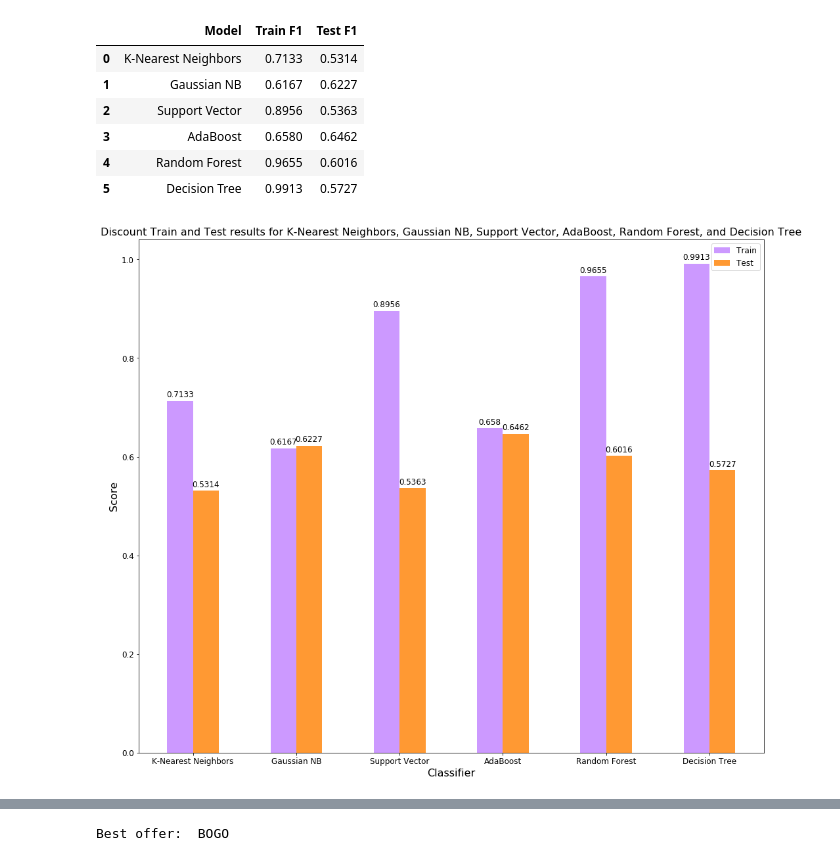
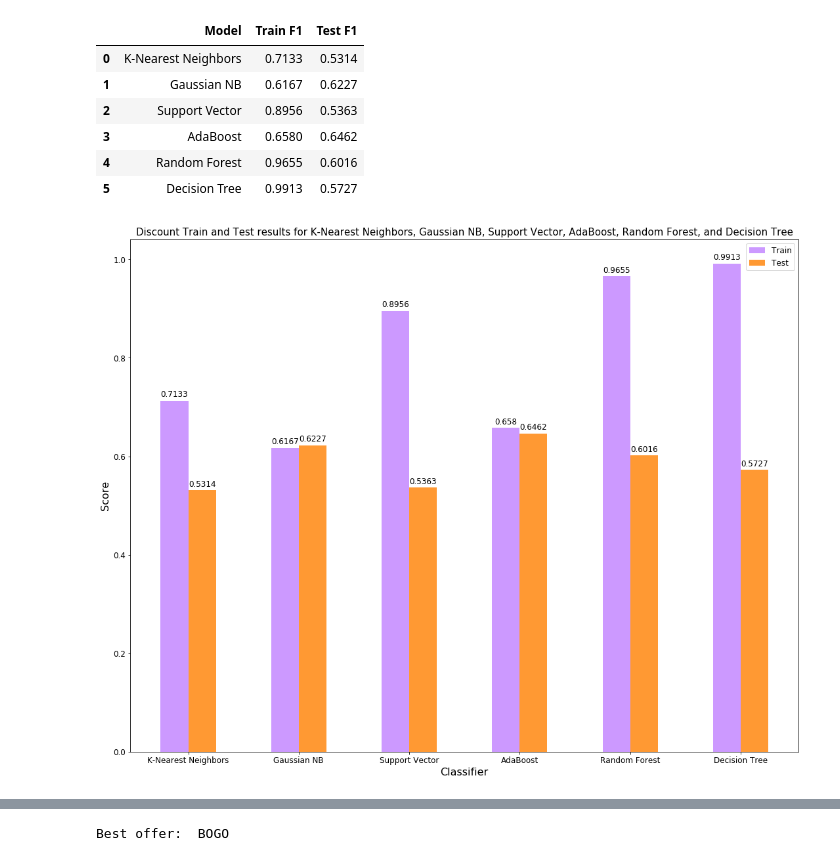
Before and after one commit to mhuda040/Starbucks-Capstone-Project, a Jupyter notebook: Starbucks_Capstone_notebook.ipynb, the cells around one changed output, grey strips where cells are left out. Saved outputs shown, nothing was run; the diff lists cells and outputs as text; code cells hidden in the pictures.

```diff
--- a/Starbucks_Capstone_notebook.ipynb
+++ b/Starbucks_Capstone_notebook.ipynb
@@ -840,7 +840,7 @@ fig, ax = plt.subplots()
 bogo_train_rects = ax.bar(x1_pos - width/2, bogo_data_train, width, color='#FFFF66', label='Train')
 bogo_test_rects = ax.bar(x1_pos + width/2, bogo_data_test, width, color='#3399CC', label='Test')
 
-ax.set_title('BOGO Train and Test results for K-Nearest Neighbors, Gaussian NB, Support Vector, AdaBoost, Random Forest, and Decision Tree', fontsize=16)
+ax.set_title('BOGO Train and Test results for K-Nearest Neighbors, Gaussian NB, Support Vector, AdaBoost, Random Forest, and Decision Tree', fontsize=15)
 ax.set_ylabel('Score', fontsize=16)
 ax.set_xlabel('Classifier', fontsize=16)
 
@@ -910,36 +910,36 @@ fig, ax2 = plt.subplots()
 discount_train_rects = ax2.bar(x2_pos - width/2, discount_data_train, width, color='#CC99FF', label='Train')
 discount_test_rects = ax2.bar(x2_pos + width/2, discount_data_test, width, color='#FF9933', label='Test')
 
-ax2.set_title('Discount Train and Test results for K-Nearest Neighbors, Gaussian NB, Support Vector, AdaBoost, Random Forest, and Decision Tree', fontsize=16)
+ax2.set_title('Discount Train and Test results for K-Nearest Neighbors, Gaussian NB, Support Vector, AdaBoost, Random Forest, and Decision Tree', fontsize=15)
 ax2.set_ylabel('Score', fontsize=16)
 ax2.set_xlabel('Classifier', fontsize=16)
 
 ax2.set_xticks(x2_pos)
 ax2.set_xticklabels(discount_classifier)
 fig.set_size_inches(16.0, 12.0)
 plt.rcParams.update({'font.size': 12})
 ax2.legend()
 
 # Function to generate labels on top of the bars
 def gen_label(rects):
     """Attach a text label above each bar in *rects*, displaying its height."""
     for rect in rects:
         height = rect.get_height()
         ax2.annotate('{}'.format(height),
                     xy=(rect.get_x() + rect.get_width() / 2, height),
                     xytext=(0, 3),  # 3 points vertical offset
                     textcoords="offset points",
                     ha='center', va='bottom')
 
 # Generate the labels
 gen_label(discount_train_rects)
 gen_label(discount_test_rects)
 
 fig.tight_layout()
 
 plt.show()
 # %% [output]
-[figure, old version]
+[figure, new version]
 # %%
 # Algorithm that predicts the preferred offer for the customer
 # Different customers will product different results
```
Also changed, not shown: parts of 9 cells of this notebook, 1 other file.
